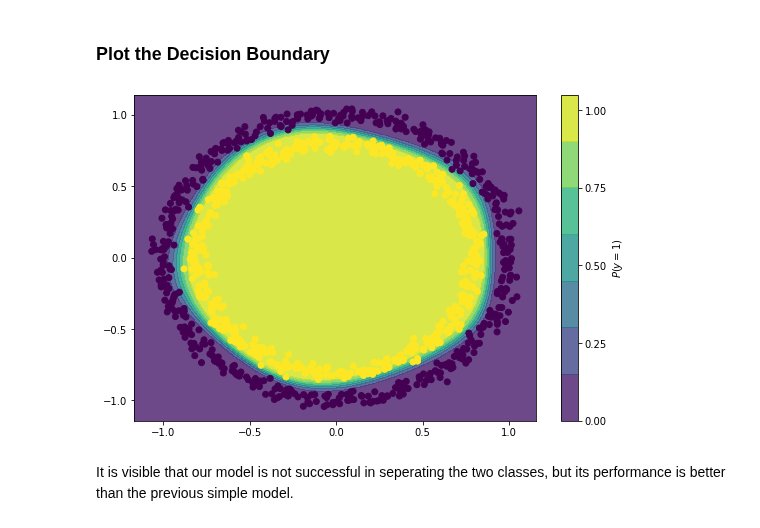
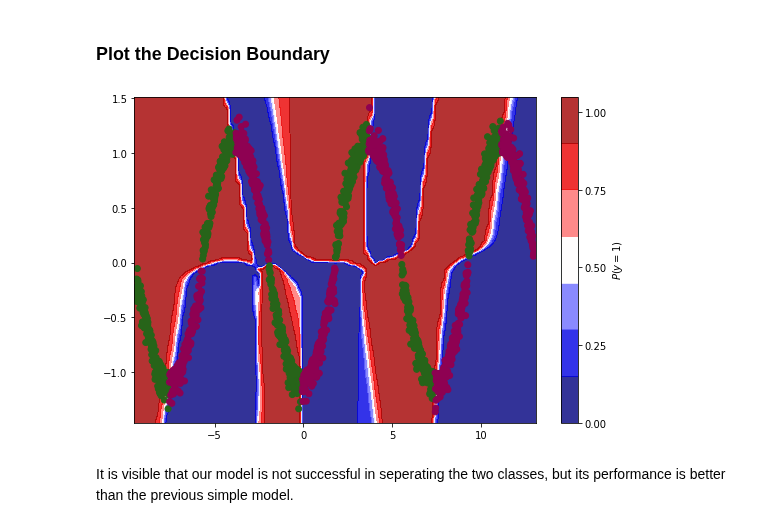
Before and after one commit to ImranNust/Spring2021_CS_ANN_Class, a Jupyter notebook: Lecture4_ShallowAndDeepNetowks/Module5_ADeepNeuralNetworkModelForAComplexDataset.ipynb, the cells around one changed output. Cells and saved outputs as stored; diff of their text form; code cells hidden in the pictures.

```diff
--- a/Lecture4_ShallowAndDeepNetowks/Module5_ADeepNeuralNetworkModelForAComplexDataset.ipynb
+++ b/Lecture4_ShallowAndDeepNetowks/Module5_ADeepNeuralNetworkModelForAComplexDataset.ipynb
@@ -39,3 +37,26 @@ y = y.reshape(1000,1)
+# %%
+# Following lines of code to plot a sine wave
+
+c = 3
+num = 1800
+step = num/(c*4)
+np.random.seed(0)
+x0 = np.linspace(-c*np.pi, c*np.pi, num)
+x1 = np.sin(x0)
+noise = np.random.normal(0, 0.1, num) + 0.1
+noise = np.sign(x1) * np.abs(noise)
+x1  = x1 + noise
+x0 = x0 + (np.asarray(range(num)) / step) * 0.3
+x = np.column_stack((x0, x1))
+y = np.asarray([int((i/step)%2==1) for i in range(len(x0))])
+
+y1 = np.zeros(np.shape(y))
+loc = list(np.where(y==1))
+k = int((loc[0][1] - loc[0][0])/2)
+s = 0
+for j in loc[0]:
+  y1[s:j] = 1
+  s = j+k
 # %% [markdown]
 ---
 ### View the dataset
@@ -84,9 +105,10 @@ ___
 Let's define a simple model, which consists of a single layer with single neuron. Further details are in the below code.
 # %%
 shallow_model = Sequential(name = 'shallow_Model')
-shallow_model.add(Dense(units = 5,  activation='tanh', input_shape=(2,),name='Layer_1'))
-shallow_model.add(Dense(units = 4,  activation='tanh', name='Layer_2'))
-shallow_model.add(Dense(units = 1, activation='sigmoid', name = 'Layer_3'))
+shallow_model.add(Dense(units = 64,  activation='tanh', input_shape=(2,),name='Layer_1'))
+shallow_model.add(Dense(units = 64,  activation='tanh', name='Layer_2'))
+shallow_model.add(Dense(units = 64,  activation='tanh', name='Layer_3'))
+shallow_model.add(Dense(units = 1, activation='sigmoid', name = 'Layer_4'))
 print(shallow_model.summary())
 
 shallow_model.compile(optimizer=Adam(learning_rate=0.01),
@@ -94,7 +116,7 @@ shallow_model.compile(optimizer=Adam(learning_rate=0.01),
                      metrics=['accuracy'])
 
 # Let's train for 100 epochs
-history = shallow_model.fit(x=x, y=y, verbose=0, epochs=50)
+history = shallow_model.fit(x=x, y=y1, verbose=0, epochs=100)
 # %% [output]
 Model: "shallow_Model"
 _________________________________________________________________
@@ -128,25 +152,23 @@ def plot_decision_boundary(func, X, y, figsize=(9, 6)):
     c = func(ab)
     cc = c.reshape(aa.shape)
 
-    # cm = plt.cm.RdBu
-    # cm_bright = ListedColormap(['#FF0000', '#0000FF'])
 
     fig, ax = plt.subplots(figsize=figsize)
-    contour = plt.contourf(aa, bb, cc,  alpha=0.8)
+    contour = plt.contourf(aa, bb, cc,  alpha=0.8, cmap = 'seismic')
 
     ax_c = fig.colorbar(contour)
     ax_c.set_label("$P(y = 1)$")
     ax_c.set_ticks([0, 0.25, 0.5, 0.75, 1])
 
-    plt.scatter(X[:, 0], X[:, 1], c=y)
+    plt.scatter(X[:, 0], X[:, 1], c=y, cmap = 'PiYG')
     plt.xlim(amin, amax)
     plt.ylim(bmin, bmax)
 # %% [markdown]
 ### Plot the Decision Boundary
 # %%
-plot_decision_boundary(lambda x: shallow_model.predict(x), x, y)
+plot_decision_boundary(lambda x: shallow_model.predict(x), x, y1)
 # %% [output]
-[figure, old version]
+[figure, new version]
 # %% [markdown]
 It is visible that our model is not successful in seperating the two classes, but its performance is better than the previous simple model.
 # %% [markdown]
```
Also changed, not shown: parts of 10 cells of this notebook.
